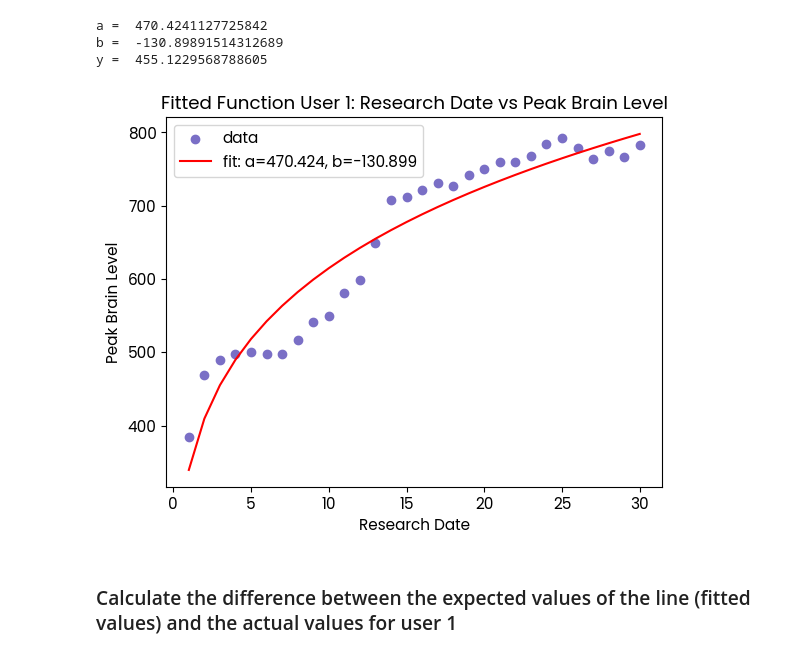
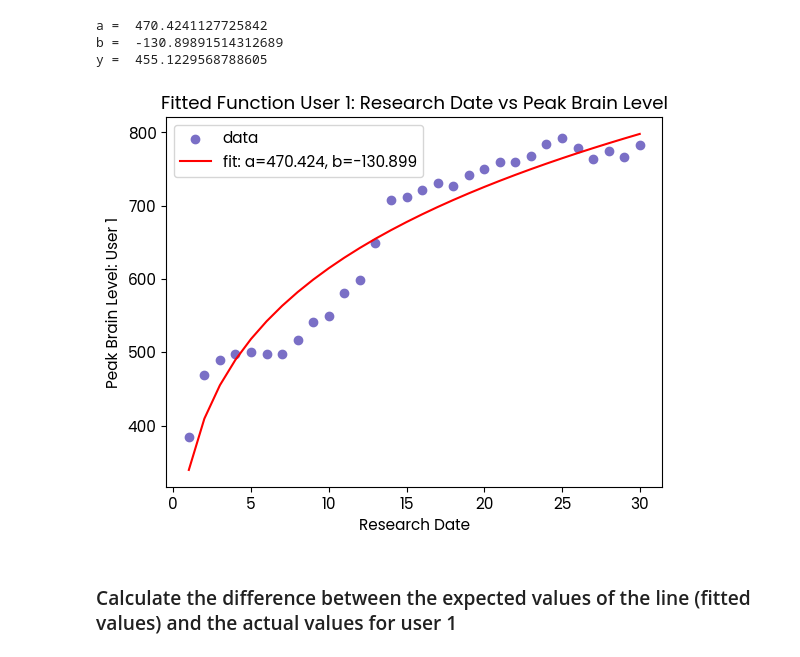
Before and after one commit to WGaitanidis/Grp5_Data_Analysis_Visualisation, a Jupyter notebook: Grp5_Data_Analysis_Sleep_Cognitive_Abilities.ipynb, the cells around one changed output. Cells and saved outputs as stored; diff of their text form; code cells hidden in the pictures.

```diff
--- a/Grp5_Data_Analysis_Sleep_Cognitive_Abilities.ipynb
+++ b/Grp5_Data_Analysis_Sleep_Cognitive_Abilities.ipynb
@@ -672,0 +727,26 @@ plot_light_core_sleep_perc(df)
+# %%
+# Filter data to include only user 3
+df_user3 = df[df['is_U3'] == 1]
+
+# Define variables
+x = df_user3['Research_Date']
+y = df_user3['sleep_time_in_min']
+
+# Create a scatter plot
+plt.scatter(x, y)
+
+# Add line connecting points
+plt.plot(x, y)
+
+# Label axes
+plt.xlabel('Research Date')
+plt.ylabel('Sleep Time in Minutes')
+
+# Add a title
+plt.title('Sleep Time vs Research Date for User 3')
+
+# Saving the plot as a .png file with a transparent background
+plt.savefig('/content/gdrive/My Drive/Grp5_Data_Analysis_Project/Grp5_Visualisation/plot_sleep_duration_U3.png', format='png', dpi=300, transparent=True)
+
+# Display the plot
+plt.show()
@@ -1051,35 +1176,38 @@ y =  455.1229568788605
 # %%
 # Generating a range of x values to plot the fitted function
 x_fit = np.linspace(min(x_data), max(x_data), 30)
 
 # Calculating the corresponding y values for the generated x values
 y_fit = func(x_fit, *popt)
 
 # Creating a new figure and a set of subplots (in this case, just one subplot).
 fig, ax = plt.subplots()
 
 # Plot the original data as a scatter plot
 ax.scatter(x_data, y_data, label='data')
 
 # Plot the fitted function
 ax.plot(x_fit, y_fit, 'r', label='fit: a=%5.3f, b=%5.3f' % tuple(popt))
 
 # Label the x-axis
 plt.xlabel('Research Date')
 
 # Label the y-axis
-plt.ylabel('Peak Brain Level')
+plt.ylabel('Peak Brain Level: User 1')
 
 # Add a legend
 ax.legend()
 
 # Add a title
 plt.title('Fitted Function User 1: Research Date vs Peak Brain Level')
 
+# Save the plot as a .png file with a transparent background
+plt.savefig('/content/gdrive/My Drive/Grp5_Data_Analysis_Project/Grp5_Visualisation/plot_regression_fitted_U1_research_date_peak_brain_level.png', format='png', dpi=300, transparent=True)
+
 # Show the plot
 plt.show()
 # %% [output]
-[figure, old version]
+[figure, new version]
 # %% [markdown]
 ### Calculate the difference between the expected values of the line (fitted values) and the actual values for user 1
 # %%
```
Also changed, not shown: parts of 30 cells of this notebook.
